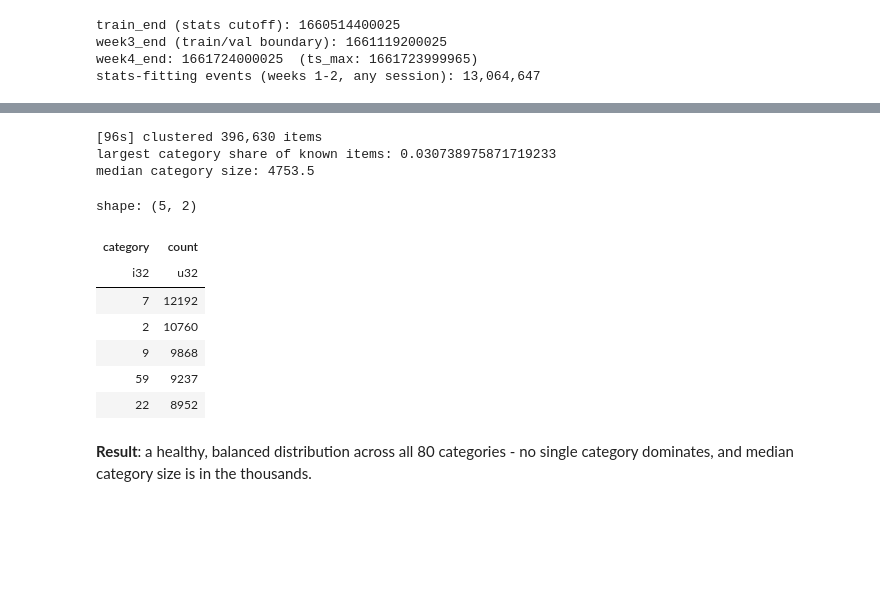
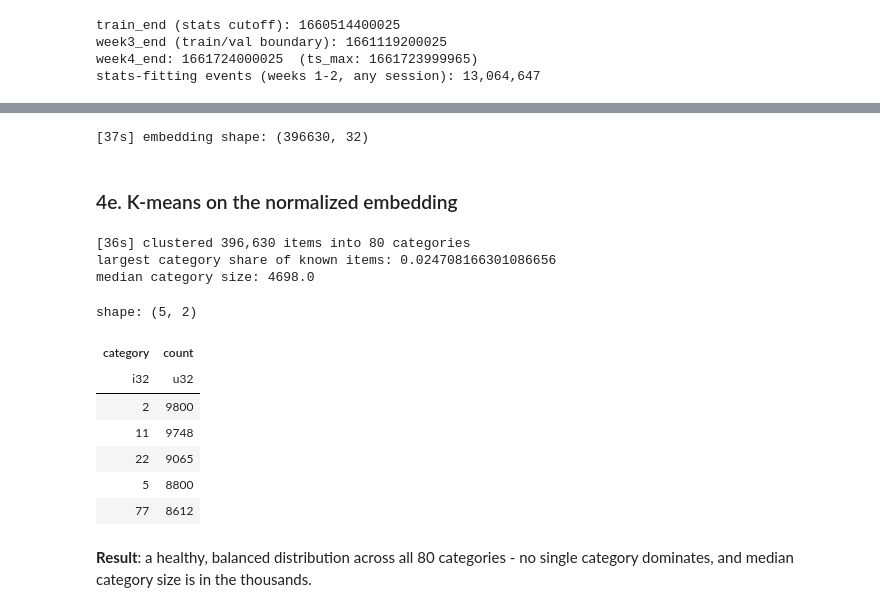
Before and after one commit to shaliqsv/Search_AI_project, a Jupyter notebook: notebooks/01_phase1_dataset_creation.ipynb, the cells around one changed output, grey strips where cells are left out. Drawn from its saved outputs; the diff is of its cells as text; code cells hidden in the pictures; blank space fills up the shorter version.

```diff
--- a/notebooks/01_phase1_dataset_creation.ipynb
+++ b/notebooks/01_phase1_dataset_creation.ipynb
@@ -273,0 +330,10 @@ frequent items (>= 5 in train): 396,630 / 1,070,425
+# %%
+t0 = time.time()
+covis = (
+    pl.concat(raw_pairs)
+    .group_by(["aid_a", "aid_b"])
+    .agg(pl.col("weight").sum())
+    .sort("weight", descending=True)
+)
+print(f"[{time.time()-t0:.0f}s] co-visitation pairs: {covis.height:,}")
+covis.head(5)
@@ -273,0 +357,16 @@ frequent items (>= 5 in train): 396,630 / 1,070,425
+# %%
+t0 = time.time()
+aid_index = {int(a): i for i, a in enumerate(frequent_aids)}
+n = len(frequent_aids)
+
+rows, cols, weights = [], [], []
+for aid_a, aid_b, weight in covis.select(["aid_a", "aid_b", "weight"]).iter_rows():
+    if aid_a in aid_index and aid_b in aid_index:
+        i, j = aid_index[aid_a], aid_index[aid_b]
+        rows += [i, j]  # symmetric: record both (i,j) and (j,i) - co-visitation is undirected
+        cols += [j, i]
+        weights += [weight, weight]
+
+matrix = coo_matrix((weights, (rows, cols)), shape=(n, n), dtype=np.float32).tocsr()
+print(f"[{time.time()-t0:.0f}s] sparse matrix: {matrix.shape}, {matrix.nnz:,} non-zero entries "
+      f"({matrix.nnz / (n * n):.6%} of a dense matrix of this size)")
@@ -274,24 +396,38 @@ frequent items (>= 5 in train): 396,630 / 1,070,425
+# %%
+t0 = time.time()
+matrix_normalized = normalize(matrix, norm="l2", axis=1)
+
+N_COMPONENTS = min(32, n - 1)
+embedding = TruncatedSVD(n_components=N_COMPONENTS, random_state=0).fit_transform(matrix_normalized)
+embedding = normalize(embedding, norm="l2", axis=1)
+
+print(f"[{time.time()-t0:.0f}s] embedding shape: {embedding.shape}")
+# %% [output]
+[37s] embedding shape: (396630, 32)
+# %% [markdown]
+### 4e. K-means on the normalized embedding
 # %%
 t0 = time.time()
-clustered = cluster_categories(covis, frequent_aids, n_categories=N_CATEGORIES, n_components=32, seed=0)
-print(f"[{time.time()-t0:.0f}s] clustered {clustered.height:,} items")
+labels = KMeans(n_clusters=N_CATEGORIES, random_state=0, n_init=10).fit_predict(embedding)
+clustered = pl.DataFrame({"aid": frequent_aids, "category": labels})
+print(f"[{time.time()-t0:.0f}s] clustered {clustered.height:,} items into {N_CATEGORIES} categories")
 
 sizes = clustered["category"].value_counts().sort("count", descending=True)
 print("largest category share of known items:", sizes["count"].max() / clustered.height)
 print("median category size:", sizes["count"].median())
 sizes.head(5)
 # %% [output]
-[96s] clustered 396,630 items
-largest category share of known items: 0.030738975871719233
-median category size: 4753.5
+[36s] clustered 396,630 items into 80 categories
+largest category share of known items: 0.024708166301086656
+median category size: 4698.0
 shape: (5, 2)
 | category | count |
 | i32 | u32 |
-| 7 | 12192 |
-| 2 | 10760 |
-| 9 | 9868 |
-| 59 | 9237 |
-| 22 | 8952 |
+| 2 | 9800 |
+| 11 | 9748 |
+| 22 | 9065 |
+| 5 | 8800 |
+| 77 | 8612 |
 # %% [markdown]
 **Result**: a healthy, balanced distribution across all 80 categories - no single category dominates,
 and median category size is in the thousands.
```
Also changed, not shown: parts of 12 cells of this notebook.
